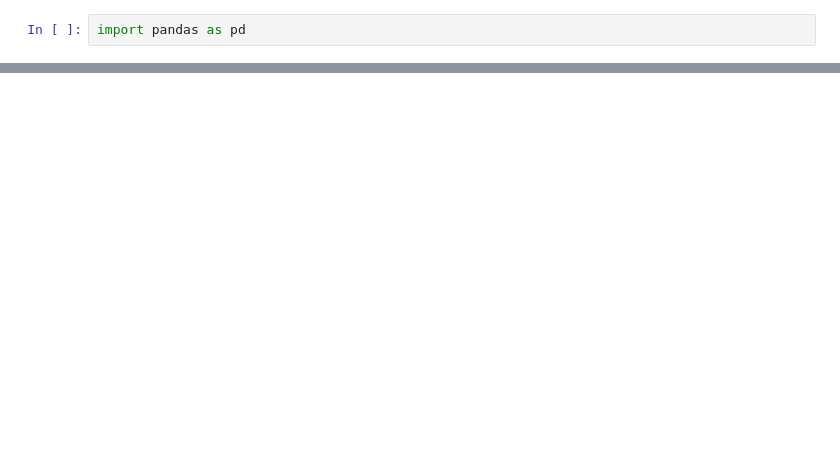
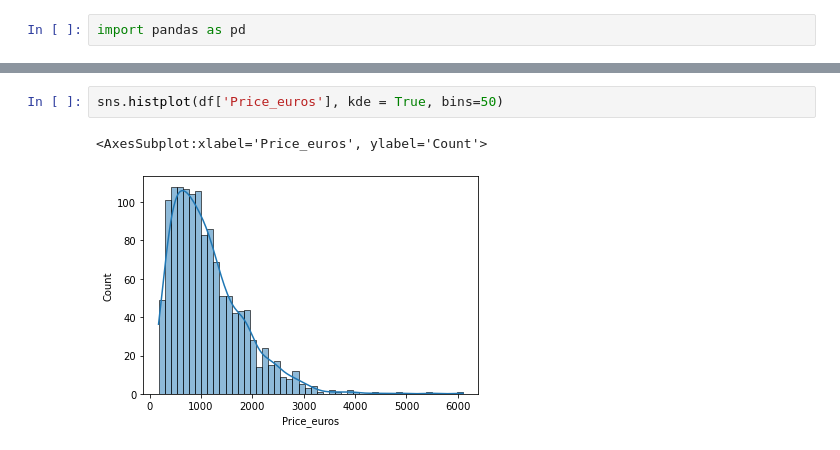
Before and after one commit to AndruxaLip/SDA_Linear_Regresion_Project, a Jupyter notebook: Linear_regresion.ipynb, the cells around one changed output, grey strips where cells are left out. Drawn from its saved outputs; the diff is of its cells as text; blank space fills up the shorter version.

```diff
--- a/Linear_regresion.ipynb
+++ b/Linear_regresion.ipynb
@@ -47,0 +256,5 @@ memory usage: 132.5+ KB
+# %%
+sns.histplot(df['Price_euros'], kde = True, bins=50)
+# %% [output]
+<AxesSubplot:xlabel='Price_euros', ylabel='Count'>
+[figure, added]
```
Also changed, not shown: parts of 96 cells of this notebook, 1 other file.
